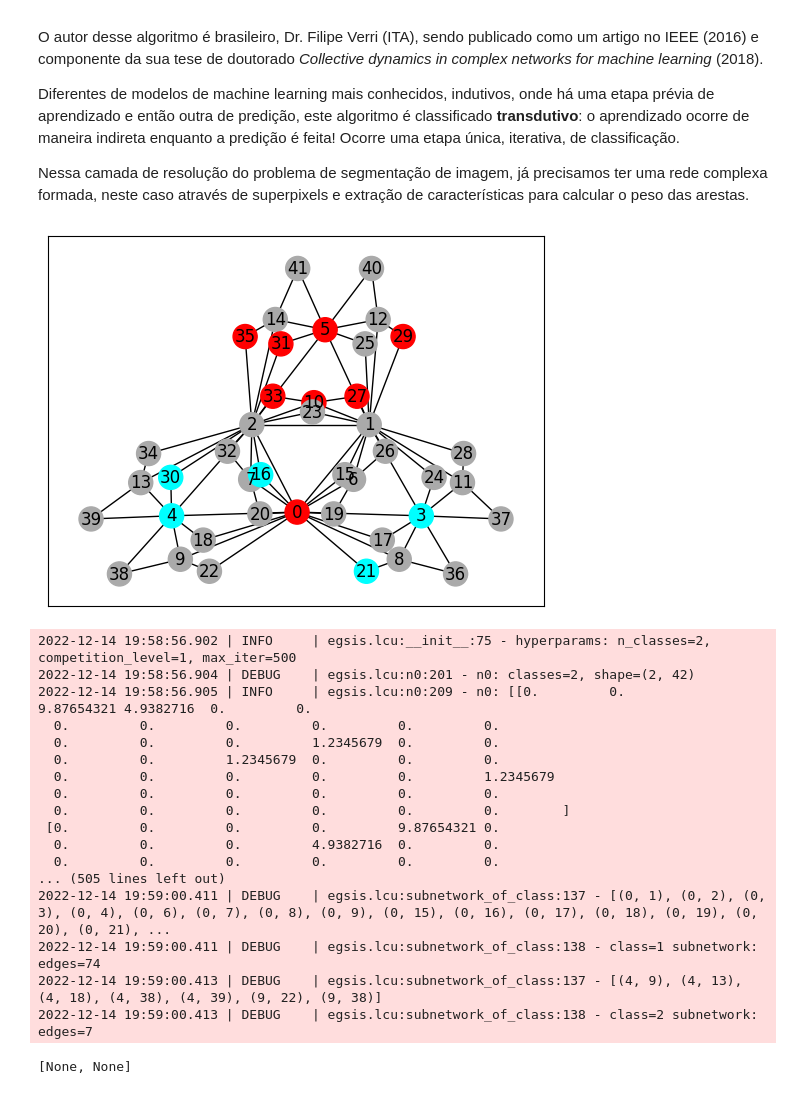
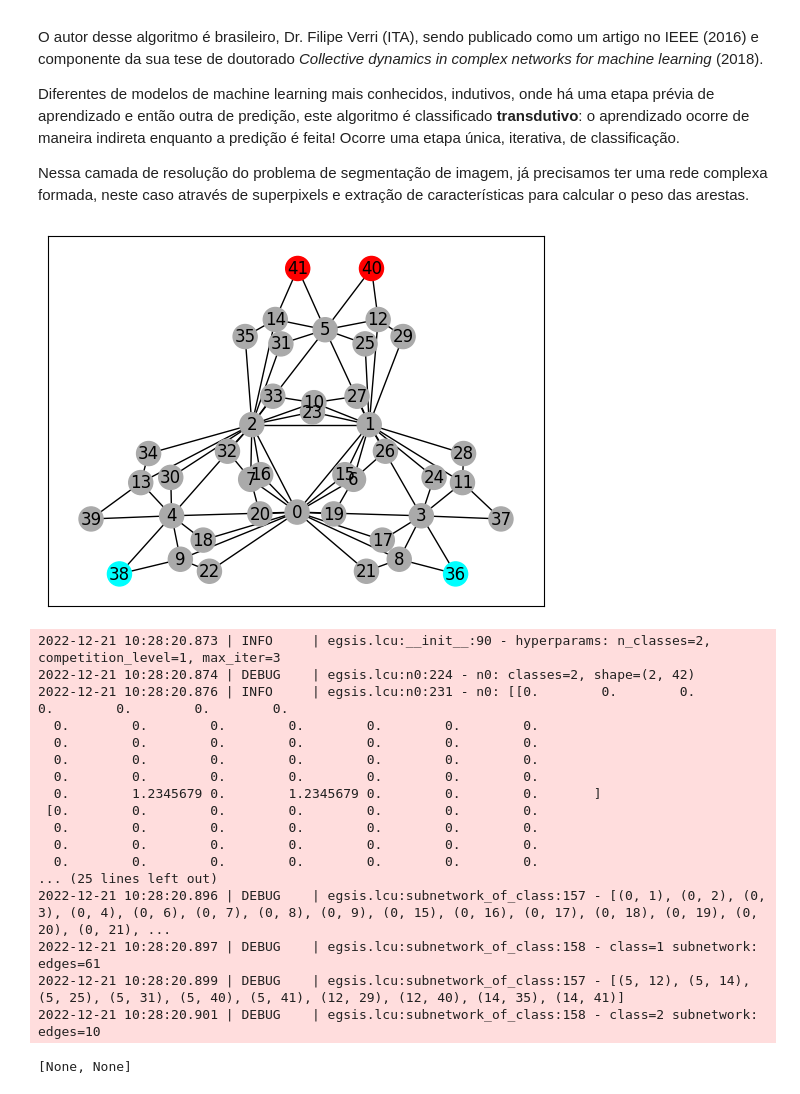
Before and after one commit to ryukinix/egsis, a Jupyter notebook: notebooks/labeled_component_unfolding.ipynb, the cells around one changed output. Cells and saved outputs as stored; diff of their text form; code cells hidden in the pictures.

Commit message:
Fix: n_c(0) calculation, n_c(t) evolution and unlabeled subnetworks

```diff
--- a/notebooks/labeled_component_unfolding.ipynb
+++ b/notebooks/labeled_component_unfolding.ipynb
@@ -16,60 +18,64 @@ from egsis import LCU
 # %%
-import random
-import networkx as nx
 
 G = nx.dorogovtsev_goltsev_mendes_graph(4)
 node_mark_red = [0, 5, 3, 4]
 labels = {
-    0: 2,
-    5: 2,
-    3: 1,
-    4: 1,
-    30: 1,
-    21: 1,
-    16: 1,
-    35: 2,
-    29: 2,
-    33: 2,
-    31: 2,
-    10: 2,
-    27: 2
+    # 1: 2,
+    # 2: 2,
+    # 0: 1,
+    # 5: 2,
+    # 3: 1,
+    # 4: 1,
+    # 30: 1,
+    # 21: 1,
+    # 16: 1,
+    # 35: 2,
+    # 29: 2,
+    # 33: 2,
+    # 31: 2,
+    # 10: 2,
+    # 27: 2
+    41: 2,
+    40: 2,
+    38: 1,
+    36: 1
 }
 class_by_color = {
     1: "#00ffff", # cyan
     2: "#ff0000" # red
 }
 default = "#aaaaaa"
 color_map = [class_by_color.get(labels.get(node), default)
              for node in G.nodes]
 for node in G.nodes():
     G.nodes[node]["label"] = labels.get(node, 0)
 
 for edge in G.edges:
     G.edges[edge]["weight"] = 1
 
 nx.draw_networkx(G, node_color=color_map, pos=nx.spectral_layout(G))
 # %% [output]
-[figure, old version]
+[figure, new version]
 # %%
-lcu = LCU(n_classes=2)
+lcu = LCU(n_classes=2, max_iter=3)
 sub_networks = lcu.fit_predict(G)
 [g.remove_nodes_from(list(nx.isolates(g))) for g in sub_networks]
 # %% [output]
-2022-12-14 19:58:56.902 | INFO     | egsis.lcu:__init__:75 - hyperparams: n_classes=2, competition_level=1, max_iter=500
-2022-12-14 19:58:56.904 | DEBUG    | egsis.lcu:n0:201 - n0: classes=2, shape=(2, 42)
-2022-12-14 19:58:56.905 | INFO     | egsis.lcu:n0:209 - n0: [[0.         0.         9.87654321 4.9382716  0.         0.
-  0.         0.         0.         0.         0.         0.
-  0.         0.         0.         1.2345679  0.         0.
-  0.         0.         1.2345679  0.         0.         0.
-  0.         0.         0.         0.         0.         1.2345679
-  0.         0.         0.         0.         0.         0.
-  0.         0.         0.         0.         0.         0.        ]
- [0.         0.         0.         0.         9.87654321 0.
-  0.         0.         0.         4.9382716  0.         0.
-  0.         0.         0.         0.         0.         0.
-... (505 lines left out)
-2022-12-14 19:59:00.411 | DEBUG    | egsis.lcu:subnetwork_of_class:137 - [(0, 1), (0, 2), (0, 3), (0, 4), (0, 6), (0, 7), (0, 8), (0, 9), (0, 15), (0, 16), (0, 17), (0, 18), (0, 19), (0, 20), (0, 21), ...
-2022-12-14 19:59:00.411 | DEBUG    | egsis.lcu:subnetwork_of_class:138 - class=1 subnetwork: edges=74
-2022-12-14 19:59:00.413 | DEBUG    | egsis.lcu:subnetwork_of_class:137 - [(4, 9), (4, 13), (4, 18), (4, 38), (4, 39), (9, 22), (9, 38)]
-2022-12-14 19:59:00.413 | DEBUG    | egsis.lcu:subnetwork_of_class:138 - class=2 subnetwork: edges=7
+2022-12-21 10:28:20.873 | INFO     | egsis.lcu:__init__:90 - hyperparams: n_classes=2, competition_level=1, max_iter=3
+2022-12-21 10:28:20.874 | DEBUG    | egsis.lcu:n0:224 - n0: classes=2, shape=(2, 42)
+2022-12-21 10:28:20.876 | INFO     | egsis.lcu:n0:231 - n0: [[0.        0.        0.        0.        0.        0.        0.
+  0.        0.        0.        0.        0.        0.        0.
+  0.        0.        0.        0.        0.        0.        0.
+  0.        0.        0.        0.        0.        0.        0.
+  0.        0.        0.        0.        0.        0.        0.
+  0.        1.2345679 0.        1.2345679 0.        0.        0.       ]
+ [0.        0.        0.        0.        0.        0.        0.
+  0.        0.        0.        0.        0.        0.        0.
+  0.        0.        0.        0.        0.        0.        0.
+  0.        0.        0.        0.        0.        0.        0.
+... (25 lines left out)
+2022-12-21 10:28:20.896 | DEBUG    | egsis.lcu:subnetwork_of_class:157 - [(0, 1), (0, 2), (0, 3), (0, 4), (0, 6), (0, 7), (0, 8), (0, 9), (0, 15), (0, 16), (0, 17), (0, 18), (0, 19), (0, 20), (0, 21), ...
+2022-12-21 10:28:20.897 | DEBUG    | egsis.lcu:subnetwork_of_class:158 - class=1 subnetwork: edges=61
+2022-12-21 10:28:20.899 | DEBUG    | egsis.lcu:subnetwork_of_class:157 - [(5, 12), (5, 14), (5, 25), (5, 31), (5, 40), (5, 41), (12, 29), (12, 40), (14, 35), (14, 41)]
+2022-12-21 10:28:20.901 | DEBUG    | egsis.lcu:subnetwork_of_class:158 - class=2 subnetwork: edges=10
 [None, None]
```
Also changed, not shown: parts of 9 cells of this notebook, 1 other file.
